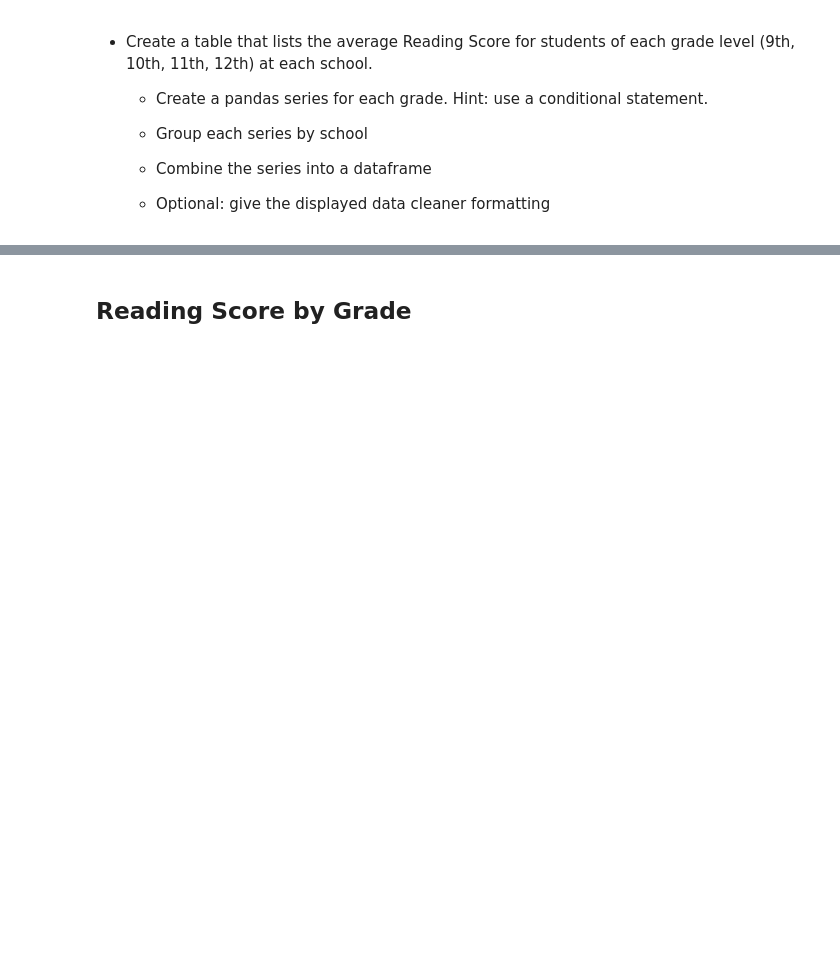
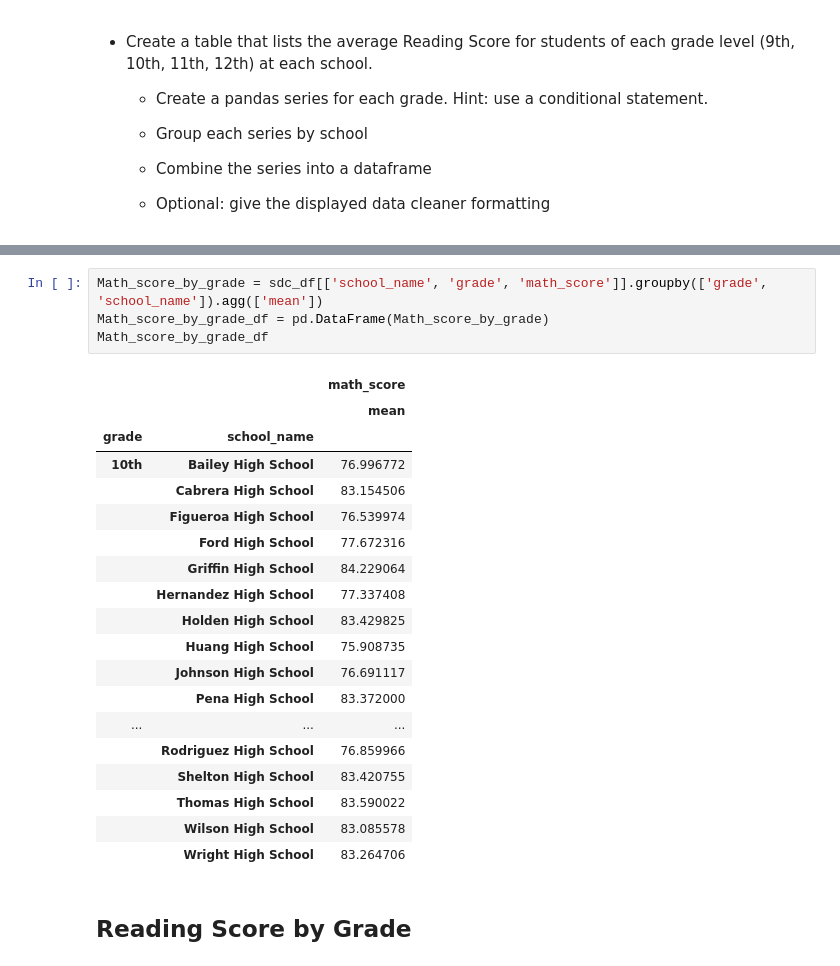
Before and after one commit to yukamara/pandas-challenge, a Jupyter notebook: PyCitySchools/PyCitySchools_starter.ipynb, the cells around one changed output, grey strips where cells are left out. Cells and saved outputs as stored; diff of their text form; blank space fills up the shorter version.

```diff
--- a/PyCitySchools/PyCitySchools_starter.ipynb
+++ b/PyCitySchools/PyCitySchools_starter.ipynb
@@ -226,3 +220,27 @@ school_summary_df
+# %%
+Math_score_by_grade = sdc_df[['school_name', 'grade', 'math_score']].groupby(['grade', 'school_name']).agg(['mean'])
+Math_score_by_grade_df = pd.DataFrame(Math_score_by_grade)
+Math_score_by_grade_df
+# %% [output]
+|  |  | math_score |
+|  |  | mean |
+| grade | school_name |  |
+| 10th | Bailey High School | 76.996772 |
+|  | Cabrera High School | 83.154506 |
+|  | Figueroa High School | 76.539974 |
+|  | Ford High School | 77.672316 |
+|  | Griffin High School | 84.229064 |
+|  | Hernandez High School | 77.337408 |
+|  | Holden High School | 83.429825 |
+|  | Huang High School | 75.908735 |
+|  | Johnson High School | 76.691117 |
+|  | Pena High School | 83.372000 |
+| ... | ... | ... |
+|  | Rodriguez High School | 76.859966 |
+|  | Shelton High School | 83.420755 |
+|  | Thomas High School | 83.590022 |
+|  | Wilson High School | 83.085578 |
+|  | Wright High School | 83.264706 |
 # %% [markdown]
 ## Reading Score by Grade
 # %% [markdown]
```
Also changed, not shown: parts of 8 cells of this notebook, 1 other file.
